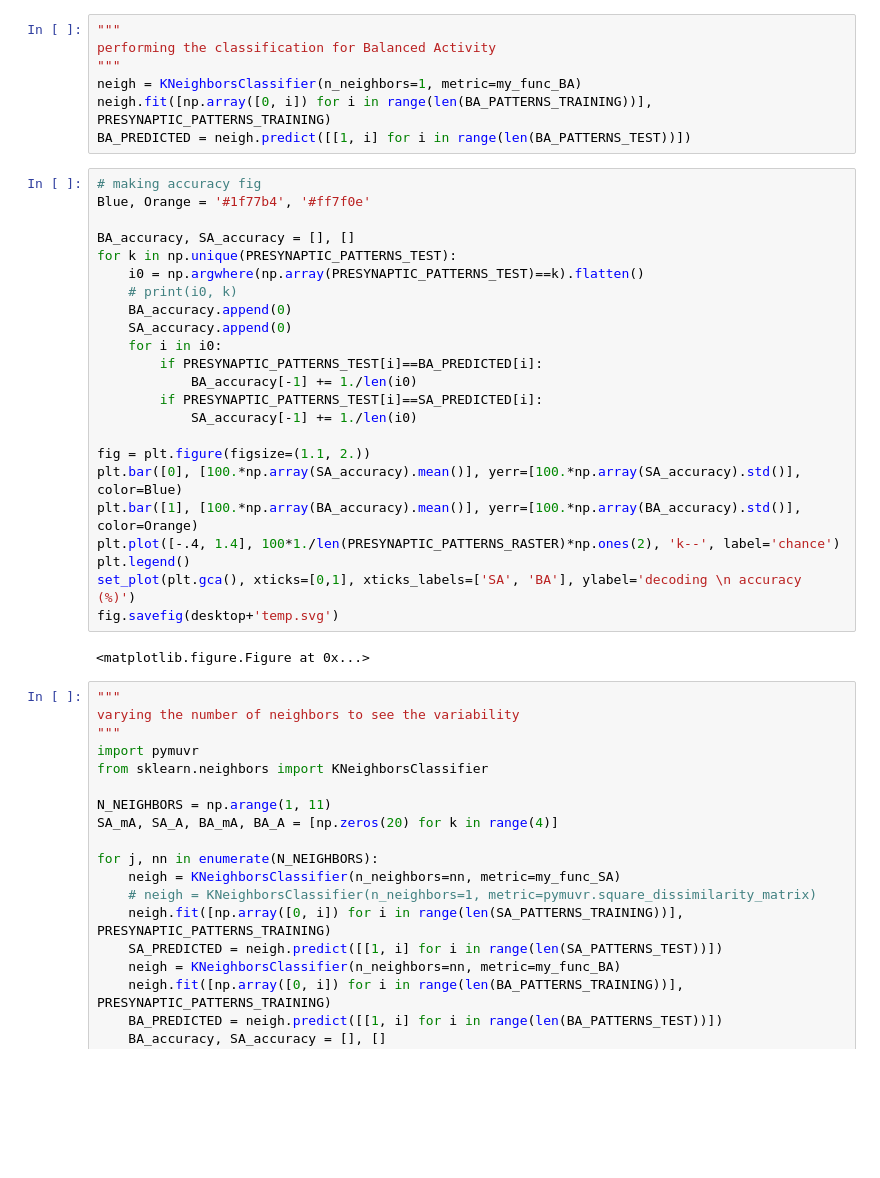
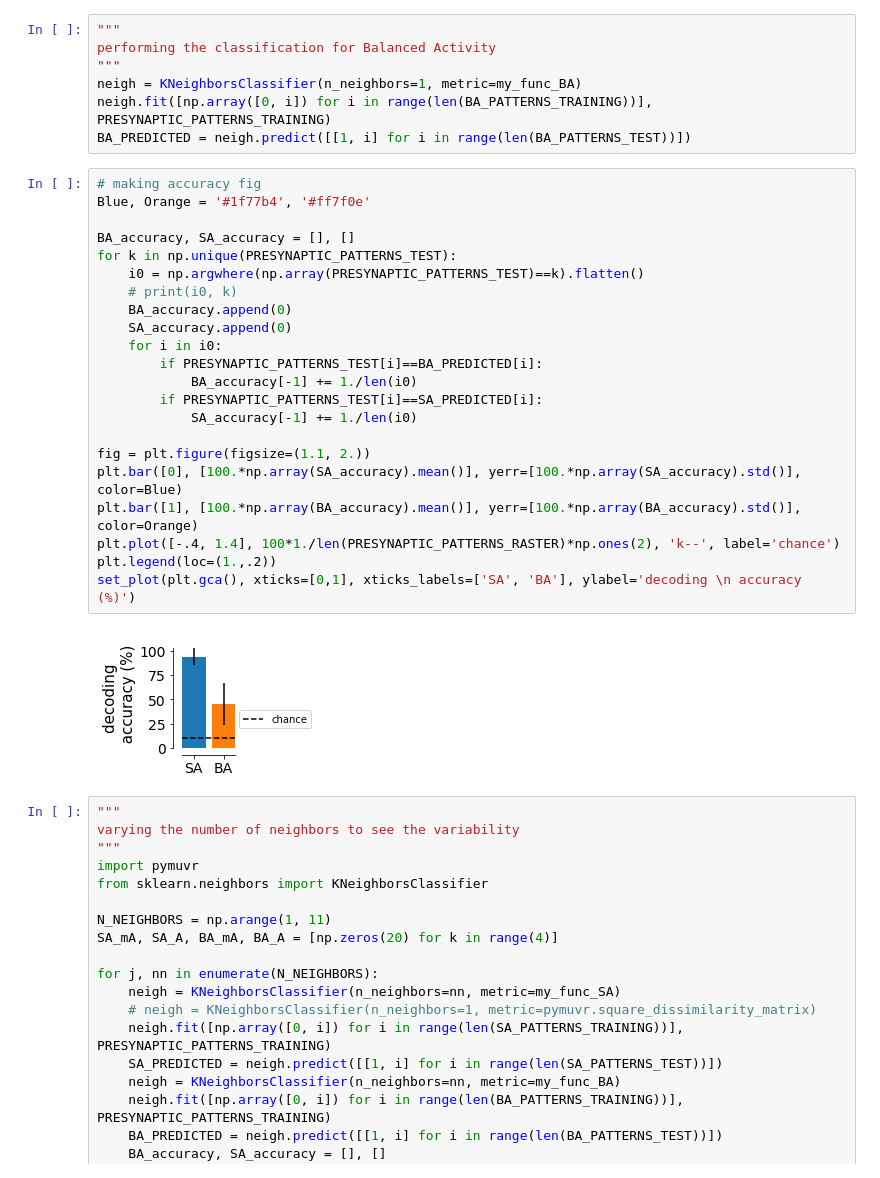
Before and after one commit to yzerlaut/notebook_papers, a Jupyter notebook: The_Spectrum_of_Asynch_Dynamics_2018.ipynb, the cells around one changed output. Drawn from its saved outputs; the diff is of its cells as text; blank space fills up the shorter version.

```diff
--- a/The_Spectrum_of_Asynch_Dynamics_2018.ipynb
+++ b/The_Spectrum_of_Asynch_Dynamics_2018.ipynb
@@ -1581,28 +1581,27 @@ BA_PREDICTED = neigh.predict([[1, i] for i in range(len(BA_PATTERNS_TEST))])
 # %%
 # making accuracy fig
 Blue, Orange = '#1f77b4', '#ff7f0e'
 
 BA_accuracy, SA_accuracy = [], []
 for k in np.unique(PRESYNAPTIC_PATTERNS_TEST):
     i0 = np.argwhere(np.array(PRESYNAPTIC_PATTERNS_TEST)==k).flatten()
     # print(i0, k)
     BA_accuracy.append(0)
     SA_accuracy.append(0)
     for i in i0:
         if PRESYNAPTIC_PATTERNS_TEST[i]==BA_PREDICTED[i]:
             BA_accuracy[-1] += 1./len(i0)
         if PRESYNAPTIC_PATTERNS_TEST[i]==SA_PREDICTED[i]:
             SA_accuracy[-1] += 1./len(i0)
 
 fig = plt.figure(figsize=(1.1, 2.))
 plt.bar([0], [100.*np.array(SA_accuracy).mean()], yerr=[100.*np.array(SA_accuracy).std()], color=Blue)
 plt.bar([1], [100.*np.array(BA_accuracy).mean()], yerr=[100.*np.array(BA_accuracy).std()], color=Orange)
 plt.plot([-.4, 1.4], 100*1./len(PRESYNAPTIC_PATTERNS_RASTER)*np.ones(2), 'k--', label='chance')
-plt.legend()
+plt.legend(loc=(1.,.2))
 set_plot(plt.gca(), xticks=[0,1], xticks_labels=['SA', 'BA'], ylabel='decoding \n accuracy (%)')
-fig.savefig(desktop+'temp.svg')
 # %% [output]
-<matplotlib.figure.Figure at 0x...>
+[figure, added]
 # %%
 """
 varying the number of neighbors to see the variability
```
Also changed, not shown: parts of 8 cells of this notebook.
